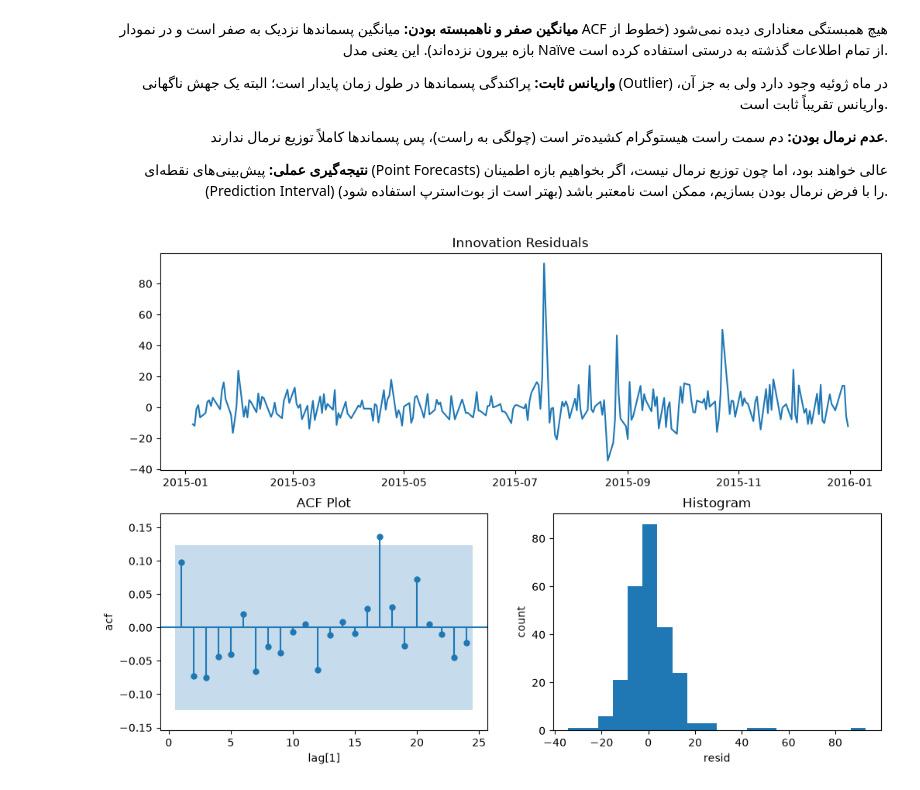
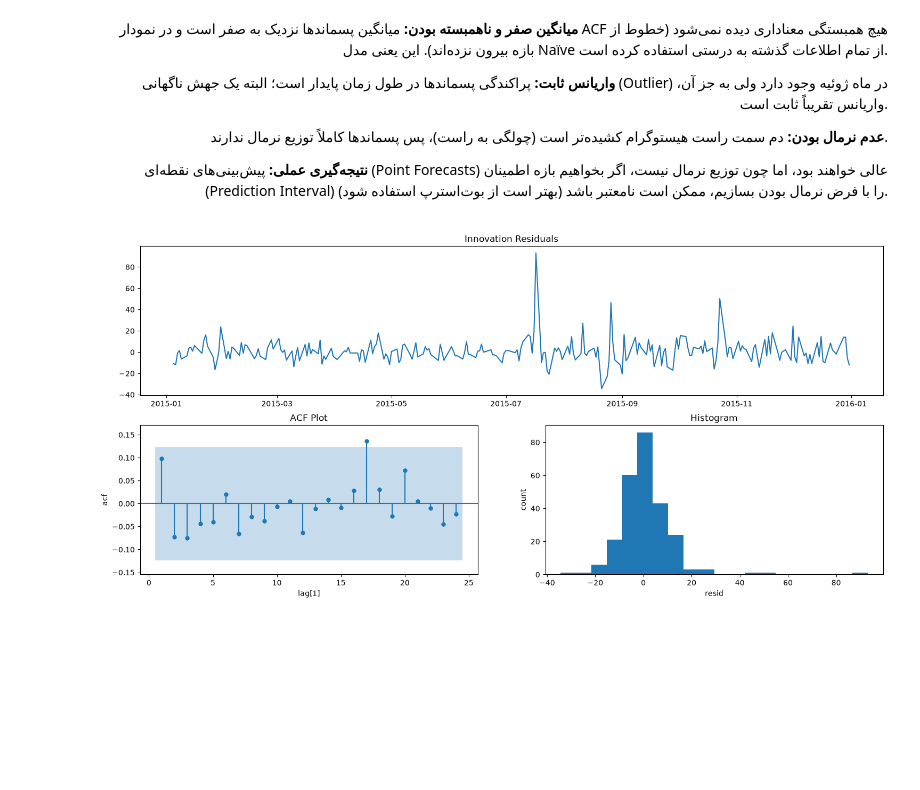
Before and after one commit to Minajamfum/forecasting, a Jupyter notebook: chapter5.ipynb, the cells around one changed output. Saved outputs shown, nothing was run; the diff lists cells and outputs as text; code cells hidden in the pictures; blank space fills up the shorter version.

```diff
--- a/chapter5.ipynb
+++ b/chapter5.ipynb
@@ -406,19 +406,19 @@ fig.axes[0].set(ylabel="acf")
 # %%
 def plot_diagnostics(data):
     _, axes = plt.subplot_mosaic([["resid", "resid"], ["acf", "hist"]])
     ax = axes["resid"]
     ax.plot(data["ds"], data["resid"])
     ax.set(title="Innovation Residuals")
 
     ax = axes["acf"]
     plot_acf(data["resid"].dropna(),zero=False, bartlett_confint=False, auto_ylims=True, ax=ax)
     ax.set(title="ACF Plot", xlabel="lag[1]", ylabel="acf")
 
     ax = axes["hist"]
     ax.hist(data["resid"], bins=20)
     ax.set(title="Histogram", xlabel="resid", ylabel="count")
 
-plt.rcParams["figure.figsize"] = (12, 8)
+plt.rcParams["figure.figsize"] = (18, 8)
 plot_diagnostics(resid)
 # %% [output]
-[figure, old version]
+[figure, new version]
```
Also changed, not shown: parts of 5 cells of this notebook.
